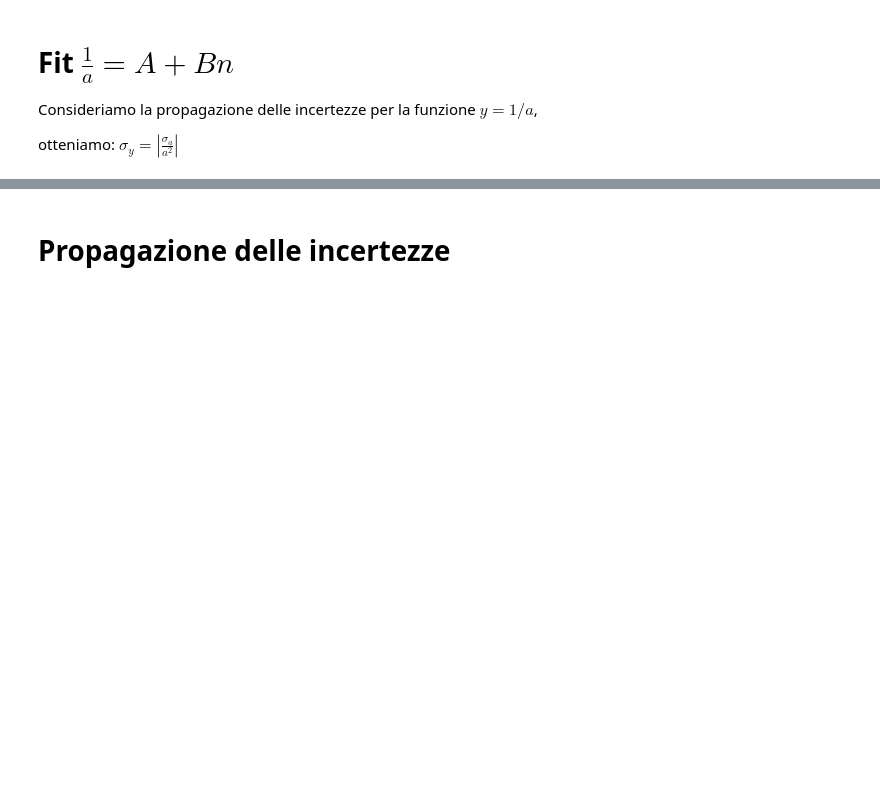
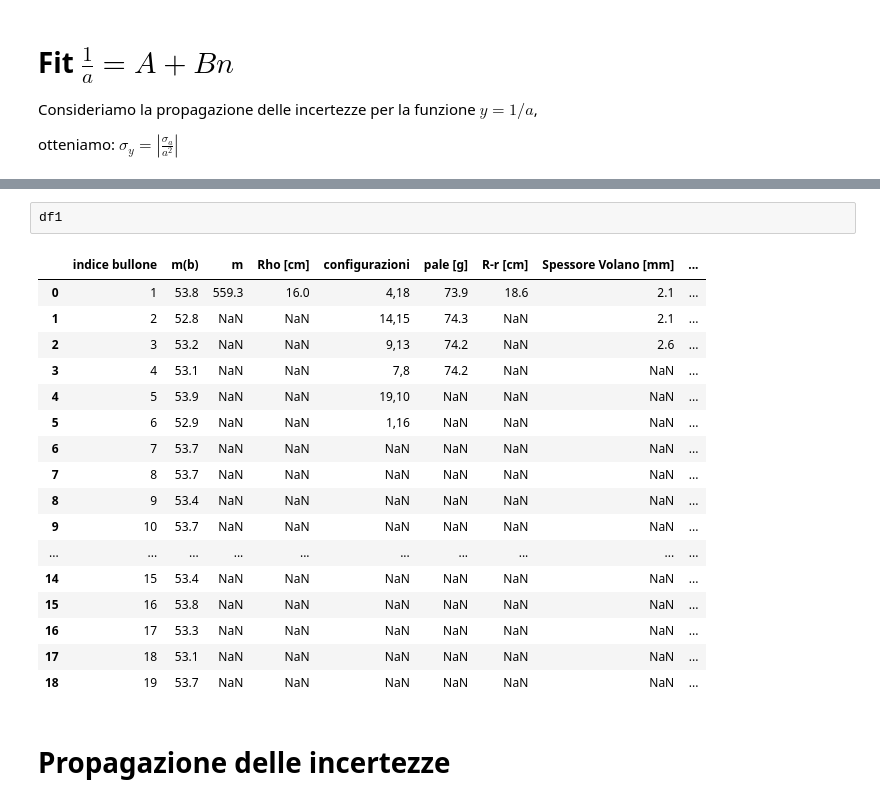
Before and after one commit to unTipicoCapodoglio/prova5, a Jupyter notebook: analisi5b.ipynb, the cells around one changed output, grey strips where cells are left out. Drawn from its saved outputs; the diff is of its cells as text; blank space fills up the shorter version.

```diff
--- a/analisi5b.ipynb
+++ b/analisi5b.ipynb
@@ -207,3 +252,23 @@ sigma_m_b = 0.1/np.sqrt(12)
+# %%
+df1
+# %% [output]
+|  | indice bullone | m(b) | m | Rho [cm] | configurazioni | pale [g] | R-r [cm] | Spessore Volano [mm] | ... |
+| 0 | 1 | 53.8 | 559.3 | 16.0 | 4,18 | 73.9 | 18.6 | 2.1 | ... |
+| 1 | 2 | 52.8 | NaN | NaN | 14,15 | 74.3 | NaN | 2.1 | ... |
+| 2 | 3 | 53.2 | NaN | NaN | 9,13 | 74.2 | NaN | 2.6 | ... |
+| 3 | 4 | 53.1 | NaN | NaN | 7,8 | 74.2 | NaN | NaN | ... |
+| 4 | 5 | 53.9 | NaN | NaN | 19,10 | NaN | NaN | NaN | ... |
+| 5 | 6 | 52.9 | NaN | NaN | 1,16 | NaN | NaN | NaN | ... |
+| 6 | 7 | 53.7 | NaN | NaN | NaN | NaN | NaN | NaN | ... |
+| 7 | 8 | 53.7 | NaN | NaN | NaN | NaN | NaN | NaN | ... |
+| 8 | 9 | 53.4 | NaN | NaN | NaN | NaN | NaN | NaN | ... |
+| 9 | 10 | 53.7 | NaN | NaN | NaN | NaN | NaN | NaN | ... |
+| ... | ... | ... | ... | ... | ... | ... | ... | ... | ... |
+| 14 | 15 | 53.4 | NaN | NaN | NaN | NaN | NaN | NaN | ... |
+| 15 | 16 | 53.8 | NaN | NaN | NaN | NaN | NaN | NaN | ... |
+| 16 | 17 | 53.3 | NaN | NaN | NaN | NaN | NaN | NaN | ... |
+| 17 | 18 | 53.1 | NaN | NaN | NaN | NaN | NaN | NaN | ... |
+| 18 | 19 | 53.7 | NaN | NaN | NaN | NaN | NaN | NaN | ... |
 # %% [markdown]
 # Propagazione delle incertezze
 # %%
```
Also changed, not shown: parts of 6 cells of this notebook.
